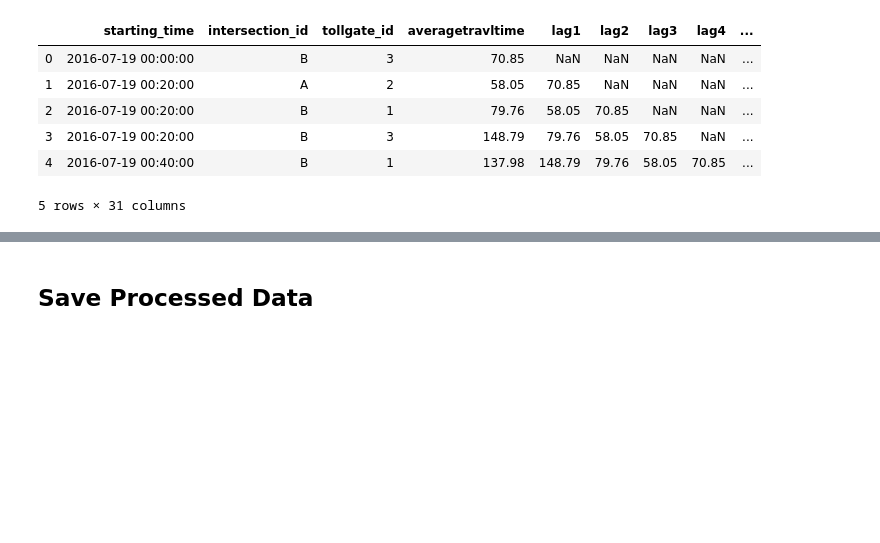
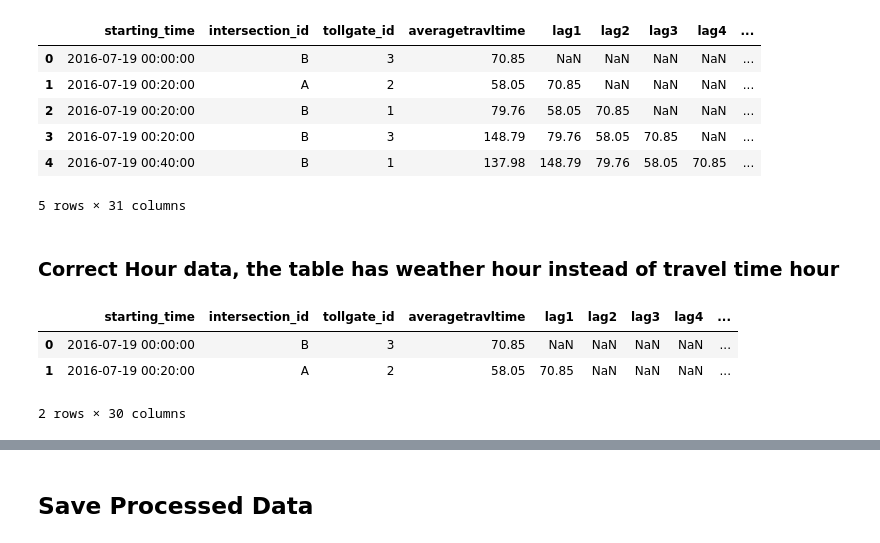
Before and after one commit to ddgone2far/ISSM-MR-2019-09-28-IS1PT-GRP-FastNFurious, a Jupyter notebook: scripts/Travel_Time_Prediction-clean_data.ipynb, the cells around one changed output, grey strips where cells are left out. Cells and saved outputs as stored; diff of their text form; code cells hidden in the pictures; blank space fills up the shorter version.

Commit message:
Fix 'hour' issue

```diff
--- a/scripts/Travel_Time_Prediction-clean_data.ipynb
+++ b/scripts/Travel_Time_Prediction-clean_data.ipynb
@@ -623,3 +625,18 @@ final.head()
 | 3 | 2016-07-19 00:20:00 | B | 3 | 148.79 | 79.76 | 58.05 | 70.85 | NaN | ... |
 | 4 | 2016-07-19 00:40:00 | B | 1 | 137.98 | 148.79 | 79.76 | 58.05 | 70.85 | ... |
 5 rows × 31 columns
+# %% [markdown]
+<h3> Correct Hour data, the table has weather hour instead of travel time hour </h3>
+# %%
+#drop the hour as the hour here is the weather hours
+final.drop(['hour'], axis=1, inplace=True)
+# %%
+#replace with traffic data hours
+#final['time_window'] = final['time_window'].apply(lambda x: x.split(',')[0].strip('['))
+final['starting_time'] = pd.to_datetime(final['starting_time'], format="%Y-%m-%d %H:%M:%S")
+final.head(2)
+# %% [output]
+|  | starting_time | intersection_id | tollgate_id | averagetravltime | lag1 | lag2 | lag3 | lag4 | ... |
+| 0 | 2016-07-19 00:00:00 | B | 3 | 70.85 | NaN | NaN | NaN | NaN | ... |
+| 1 | 2016-07-19 00:20:00 | A | 2 | 58.05 | 70.85 | NaN | NaN | NaN | ... |
+2 rows × 30 columns
```
Also changed, not shown: parts of 18 cells of this notebook.
